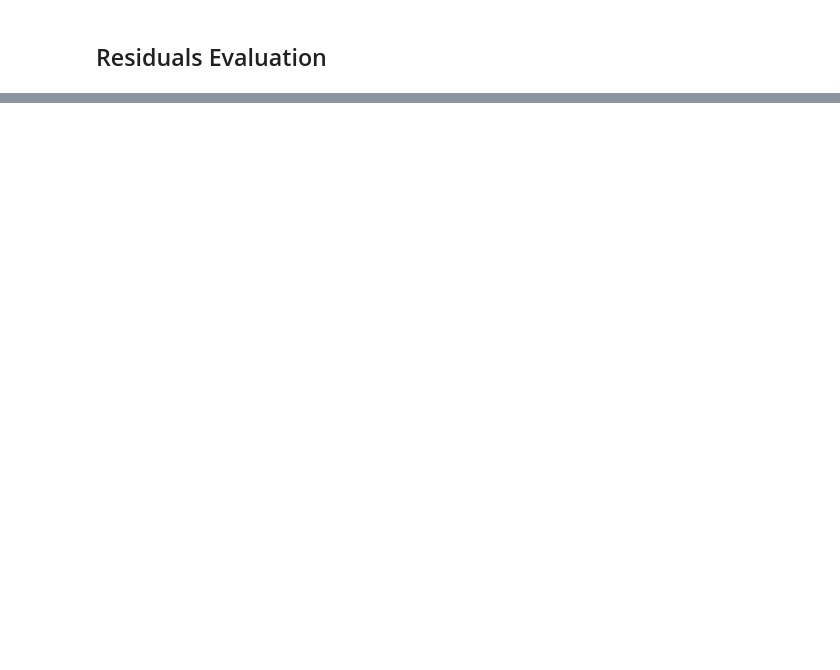
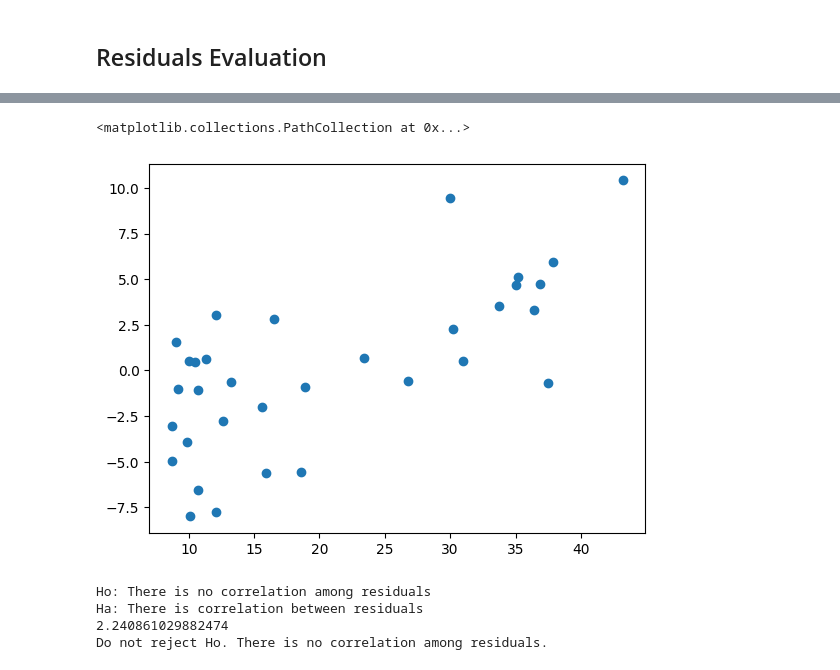
Before and after one commit to ngocmphan/global_birth_rate_analysis, a Jupyter notebook: birth_rate_analysis.ipynb, the cells around one changed output, grey strips where cells are left out. Drawn from its saved outputs; the diff is of its cells as text; code cells hidden in the pictures; blank space fills up the shorter version.

```diff
--- a/birth_rate_analysis.ipynb
+++ b/birth_rate_analysis.ipynb
@@ -277,0 +307,14 @@ Residuals will be assessed for the following factors:
+# %%
+# Test for constant variance
+plt.scatter(y_test, residuals_test)
+# %% [output]
+<matplotlib.collections.PathCollection at 0x...>
+[figure, added]
+# %%
+# Autocorrelation check
+autocorrelation(residuals_test)
+# %% [output]
+Ho: There is no correlation among residuals
+Ha: There is correlation between residuals
+2.240861029882474
+Do not reject Ho. There is no correlation among residuals.
```
Also changed, not shown: parts of 18 cells of this notebook.
